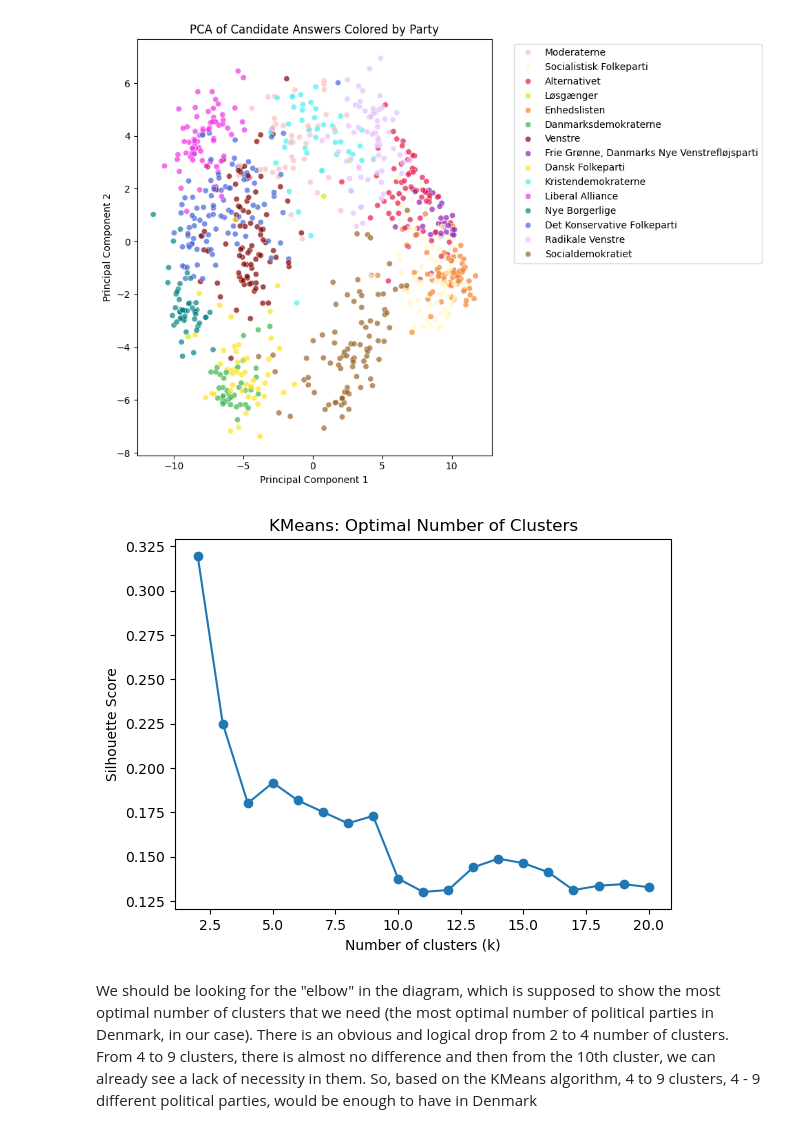
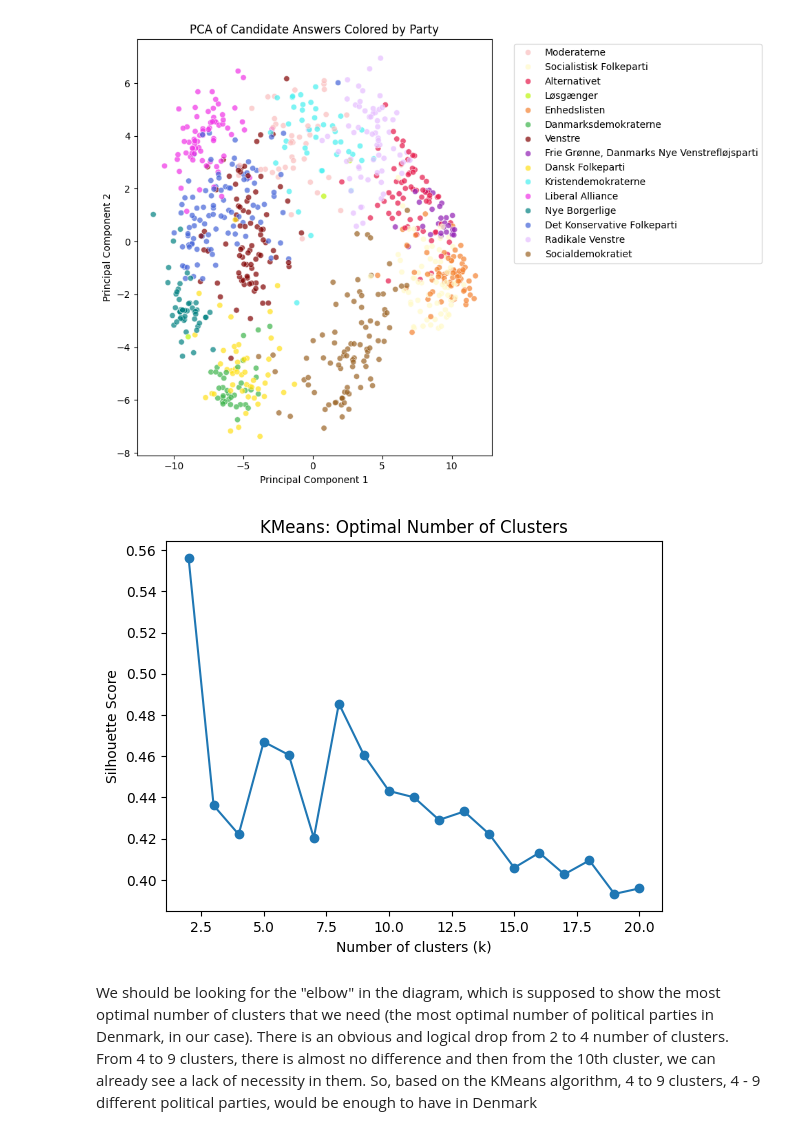
Before and after one commit to dimitur2204/MAL1, a Jupyter notebook: assignment_6/assignment_6.ipynb, the cells around one changed output. Cells and saved outputs as stored; diff of their text form; code cells hidden in the pictures.

```diff
--- a/assignment_6/assignment_6.ipynb
+++ b/assignment_6/assignment_6.ipynb
@@ -124,22 +124,22 @@ plt.show()
 # %%
 from sklearn.cluster import KMeans
 from sklearn.metrics import silhouette_score
 import os
 
 
 silhouette_scores = []
 for k in range(2, 21):
     kmeans = KMeans(n_clusters=k, random_state=42, n_init='auto')
-    labels = kmeans.fit_predict(X)
-    score = silhouette_score(X, labels)
+    labels = kmeans.fit_predict(X_pca)
+    score = silhouette_score(X_pca, labels)
     silhouette_scores.append(score)
 
 plt.plot(range(2, 21), silhouette_scores, marker='o')
 plt.xlabel('Number of clusters (k)')
 plt.ylabel('Silhouette Score')
 plt.title('KMeans: Optimal Number of Clusters')
 plt.show()
 # %% [output]
-[figure, old version]
+[figure, new version]
 # %% [markdown]
 We should be looking for the "elbow" in the diagram, which is supposed to show the most optimal number of clusters that we need (the most optimal number of political parties in Denmark, in our case). There is an obvious and logical drop from 2 to 4 number of clusters. From 4 to 9 clusters, there is almost no difference and then from the 10th cluster, we can already see a lack of necessity in them. So, based on the KMeans algorithm, 4 to 9 clusters, 4 - 9 different political parties, would be enough to have in Denmark
```
Also changed, not shown: parts of 10 cells of this notebook, 10 other files.
